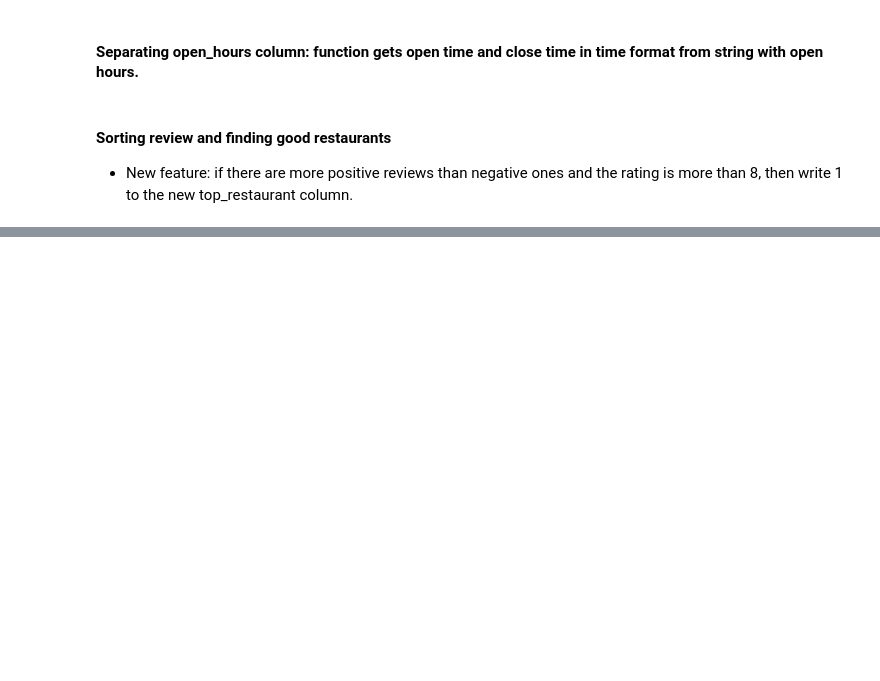
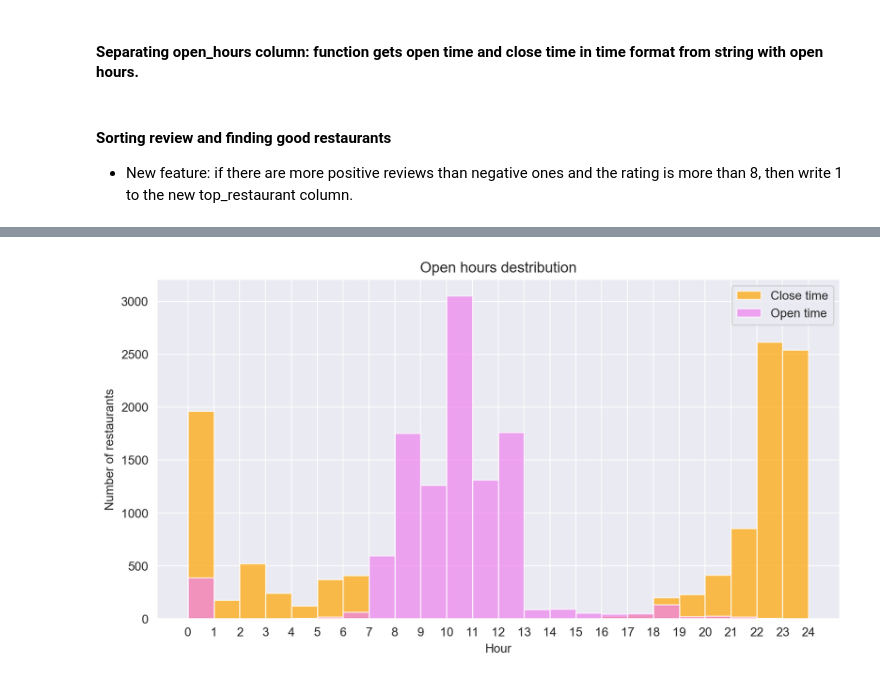
Before and after one commit to DmitrySavinskikh/analysis-project, a Jupyter notebook: afisha_analysis.ipynb, the cells around one changed output, grey strips where cells are left out. Cells and saved outputs as stored; diff of their text form; code cells hidden in the pictures; blank space fills up the shorter version.

```diff
--- a/afisha_analysis.ipynb
+++ b/afisha_analysis.ipynb
@@ -422,0 +506,12 @@ df = sorting_review(data_frame=df)
+# %%
+plt.figure(figsize=(10, 5))
+plt.hist(df['opened_to_dttm'].apply(lambda x: x.hour), bins=24, range=(0, 24), alpha=0.7, label='Close time', color='orange')
+plt.hist(df['opened_from_dttm'].apply(lambda x: x.hour), bins=24, range=(0, 24), alpha=0.7, label='Open time', color='violet')
+plt.title('Open hours destribution')
+plt.xlabel('Hour')
+plt.ylabel('Number of restaurants')
+plt.xticks(range(25))
+plt.legend()
+plt.show()
+# %% [output]
+[figure, added]
```
Also changed, not shown: parts of 14 cells of this notebook, 1 other file.
